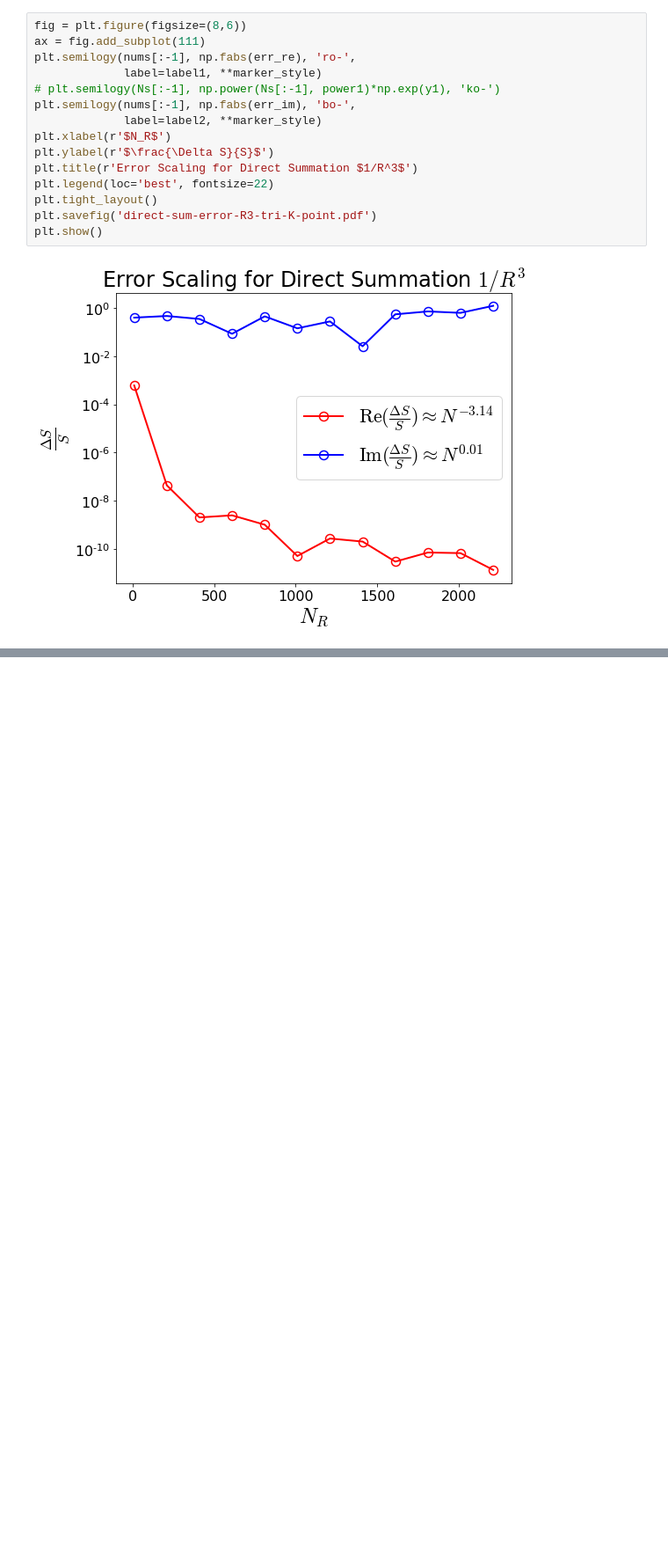
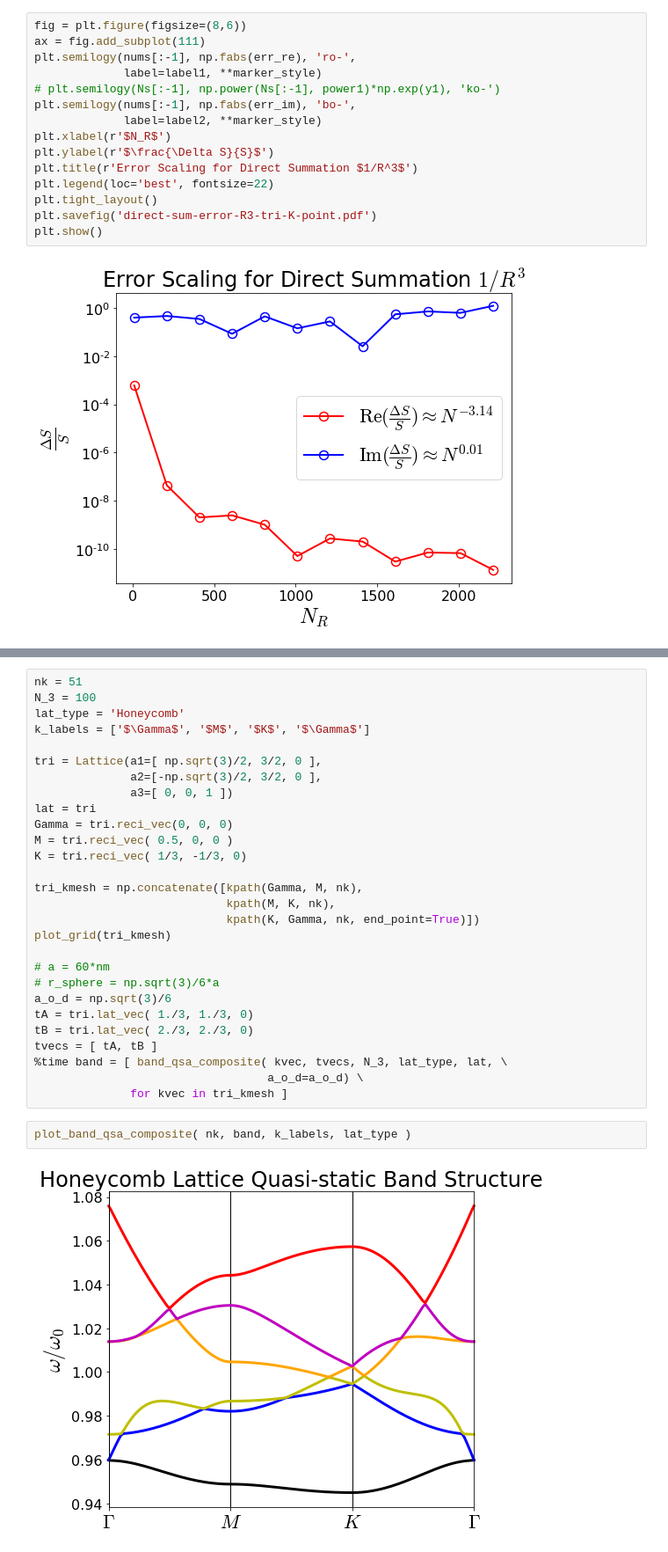
Before and after one commit to 711er/cde, a Jupyter notebook: cde-band.ipynb, the cells around one changed output, grey strips where cells are left out. Shown: that part at 88% size. Cells and saved outputs as stored; diff of their text form; blank space fills up the shorter version.

```diff
--- a/cde-band.ipynb
+++ b/cde-band.ipynb
@@ -169,0 +379,32 @@ f3[-2], f3[-1]
+# %%
+nk = 51
+N_3 = 100
+lat_type = 'Honeycomb'
+k_labels = ['$\Gamma$', '$M$', '$K$', '$\Gamma$']
+
+tri = Lattice(a1=[ np.sqrt(3)/2, 3/2, 0 ],
+              a2=[-np.sqrt(3)/2, 3/2, 0 ],
+              a3=[ 0, 0, 1 ])
+lat = tri
+Gamma = tri.reci_vec(0, 0, 0)
+M = tri.reci_vec( 0.5, 0, 0 )
+K = tri.reci_vec( 1/3, -1/3, 0)
+
+tri_kmesh = np.concatenate([kpath(Gamma, M, nk),
+                            kpath(M, K, nk),
+                            kpath(K, Gamma, nk, end_point=True)])
+plot_grid(tri_kmesh)
+
+# a = 60*nm
+# r_sphere = np.sqrt(3)/6*a
+a_o_d = np.sqrt(3)/6
+tA = tri.lat_vec( 1./3, 1./3, 0)
+tB = tri.lat_vec( 2./3, 2./3, 0)
+tvecs = [ tA, tB ]
+%time band = [ band_qsa_composite( kvec, tvecs, N_3, lat_type, lat, \
+                                  a_o_d=a_o_d) \
+              for kvec in tri_kmesh ]
+# %%
+plot_band_qsa_composite( nk, band, k_labels, lat_type )
+# %% [output]
+[figure, added]
```
Also changed, not shown: parts of 16 cells of this notebook, 1 other file.
